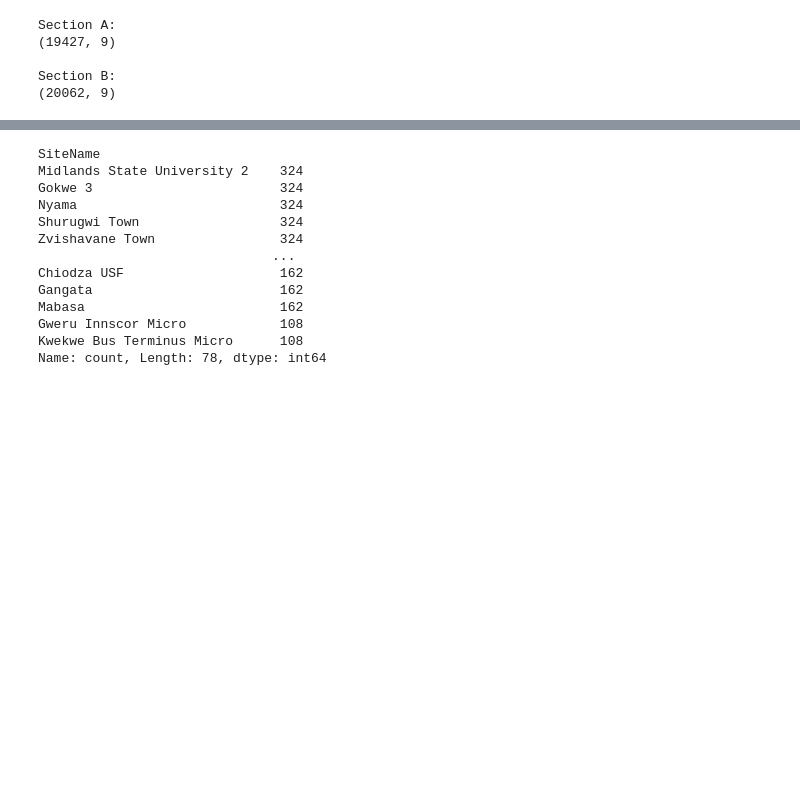
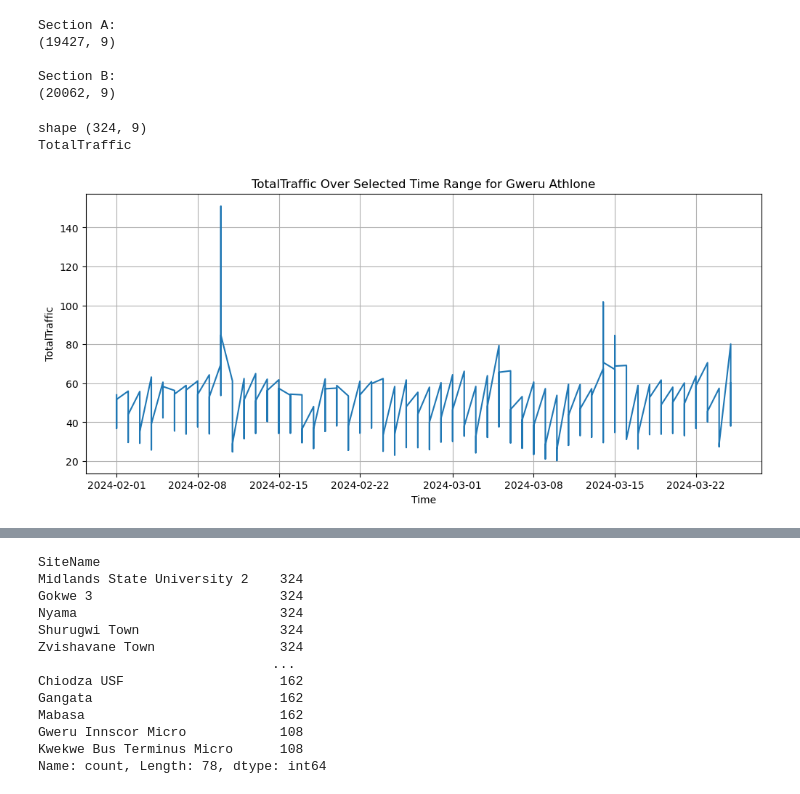
Before and after one commit to tkatyora/Hazel_kpi, a Jupyter notebook: model/AnaysisModel.ipynb, the cells around one changed output, grey strips where cells are left out. Cells and saved outputs as stored; diff of their text form; code cells hidden in the pictures; blank space fills up the shorter version.

```diff
--- a/model/AnaysisModel.ipynb
+++ b/model/AnaysisModel.ipynb
@@ -328,3 +324,25 @@ Section A:
 
 Section B:
 (20062, 9)
+# %%
+Sitename ='Gweru Athlone'
+variables ='TotalTraffic'
+df_name = section_a
+df_name = df_analysis[df_analysis['SiteName'] == Sitename]
+mask = (df_name['Begin Time'] >= start_time) & (df_name['End Time'] <=  end_time)
+filtered_df = df_name .loc[mask]
+print('shape',df_name.shape)
+df_name.set_index('Begin Time', inplace=True)
+
+print(variables)
+plt.figure(figsize=(12, 5))
+plt.plot(df_name.index, df_name[variables])
+plt.xlabel('Time')
+plt.ylabel(f'{variables}')
+plt.title(f'{variables} Over Selected Time Range for {Sitename}')
+plt.xticks(rotation=0)
+plt.grid(True)
+# %% [output]
+shape (324, 9)
+TotalTraffic
+[figure, added]
```
Also changed, not shown: parts of 12 cells of this notebook.
